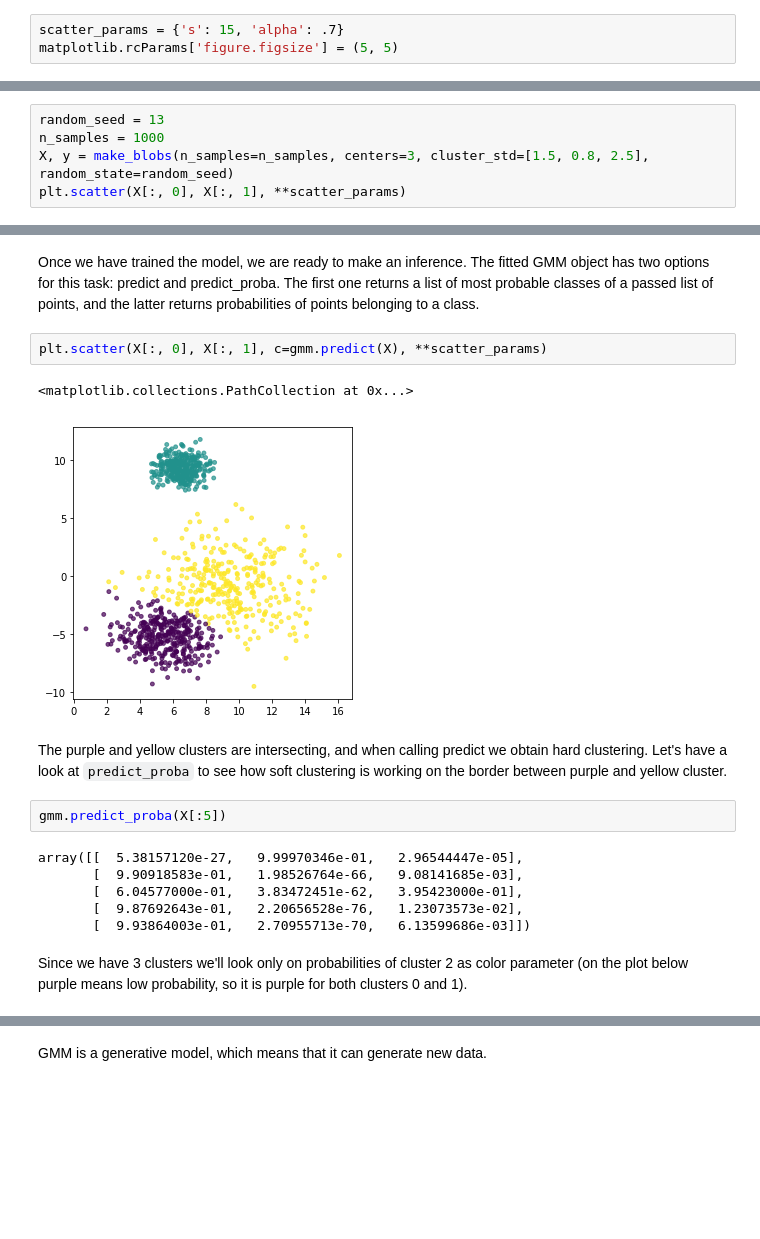
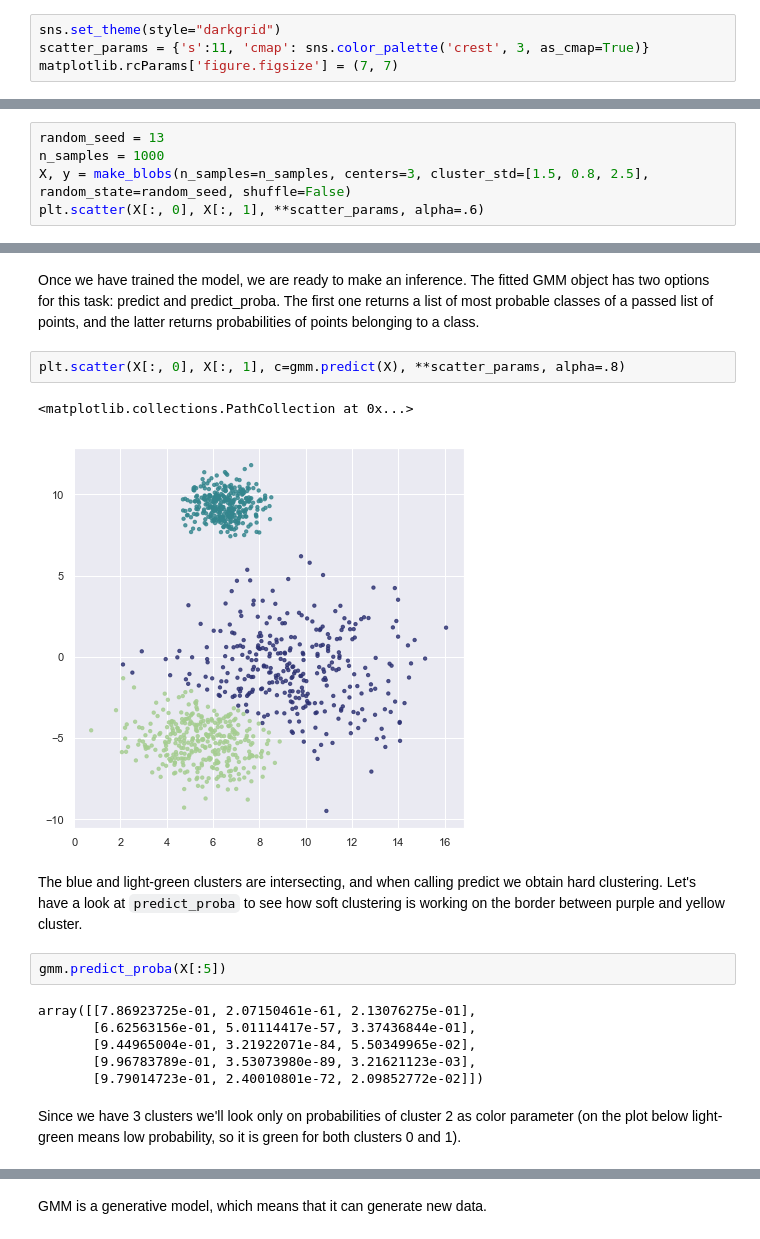
Before and after one commit to aabkn/gmm_visualization, a Jupyter notebook: GMM with sklearn.ipynb, the cells around one changed output, grey strips where cells are left out. Saved outputs shown, nothing was run; the diff lists cells and outputs as text; blank space fills up the shorter version.

Commit message:
switch to seaborn plots

```diff
--- a/GMM with sklearn.ipynb
+++ b/GMM with sklearn.ipynb
@@ -9,14 +10,15 @@ import matplotlib.pyplot as plt
 import matplotlib
 %matplotlib inline
-# %%
-scatter_params = {'s': 15, 'alpha': .7}
-matplotlib.rcParams['figure.figsize'] = (5, 5)
+# %%
+sns.set_theme(style="darkgrid")
+scatter_params = {'s':11, 'cmap': sns.color_palette('crest', 3, as_cmap=True)}
+matplotlib.rcParams['figure.figsize'] = (7, 7)
 # %% [markdown]
 Simulating data for simplicity and visual clarity
 # %%
 random_seed = 13
 n_samples = 1000
-X, y = make_blobs(n_samples=n_samples, centers=3, cluster_std=[1.5, 0.8, 2.5], random_state=random_seed)
-plt.scatter(X[:, 0], X[:, 1], **scatter_params)
+X, y = make_blobs(n_samples=n_samples, centers=3, cluster_std=[1.5, 0.8, 2.5], random_state=random_seed, shuffle=False)
+plt.scatter(X[:, 0], X[:, 1], **scatter_params, alpha=.6)
 # %% [output]
 <matplotlib.collections.PathCollection at 0x...>
@@ -34,22 +36,22 @@ GaussianMixture(covariance_type='full', init_params='kmeans', max_iter=100,
 # %% [markdown]
 Once we have trained the model, we are ready to make an inference. The fitted GMM object has two options for this task: predict and predict_proba. The first one returns a list of most probable classes of a passed list of points, and the latter returns probabilities of points belonging to a class.
 # %%
-plt.scatter(X[:, 0], X[:, 1], c=gmm.predict(X), **scatter_params)
+plt.scatter(X[:, 0], X[:, 1], c=gmm.predict(X), **scatter_params, alpha=.8)
 # %% [output]
 <matplotlib.collections.PathCollection at 0x...>
-[figure, old version]
+[figure, new version]
 # %% [markdown]
-The purple and yellow clusters are intersecting, and when calling predict we obtain hard clustering. Let's have a look at `predict_proba` to see how soft clustering is working on the border between purple and yellow cluster.
+The blue and light-green clusters are intersecting, and when calling predict we obtain hard clustering. Let's have a look at `predict_proba` to see how soft clustering is working on the border between purple and yellow cluster.
 # %%
 gmm.predict_proba(X[:5])
 # %% [output]
-array([[  5.38157120e-27,   9.99970346e-01,   2.96544447e-05],
-       [  9.90918583e-01,   1.98526764e-66,   9.08141685e-03],
-       [  6.04577000e-01,   3.83472451e-62,   3.95423000e-01],
-       [  9.87692643e-01,   2.20656528e-76,   1.23073573e-02],
-       [  9.93864003e-01,   2.70955713e-70,   6.13599686e-03]])
+array([[7.86923725e-01, 2.07150461e-61, 2.13076275e-01],
+       [6.62563156e-01, 5.01114417e-57, 3.37436844e-01],
+       [9.44965004e-01, 3.21922071e-84, 5.50349965e-02],
+       [9.96783789e-01, 3.53073980e-89, 3.21621123e-03],
+       [9.79014723e-01, 2.40010801e-72, 2.09852772e-02]])
 # %% [markdown]
-Since we have 3 clusters we'll look only on probabilities of cluster 2 as color parameter (on the plot below purple means low probability, so it is purple for both clusters 0 and 1).
+Since we have 3 clusters we'll look only on probabilities of cluster 2 as color parameter (on the plot below light-green means low probability, so it is green for both clusters 0 and 1).
 # %%
 plt.scatter(X[:, 0], X[:, 1], c=gmm.predict_proba(X)[:, 2], **scatter_params)
 # %% [output]
```
Also changed, not shown: parts of 6 cells of this notebook.
